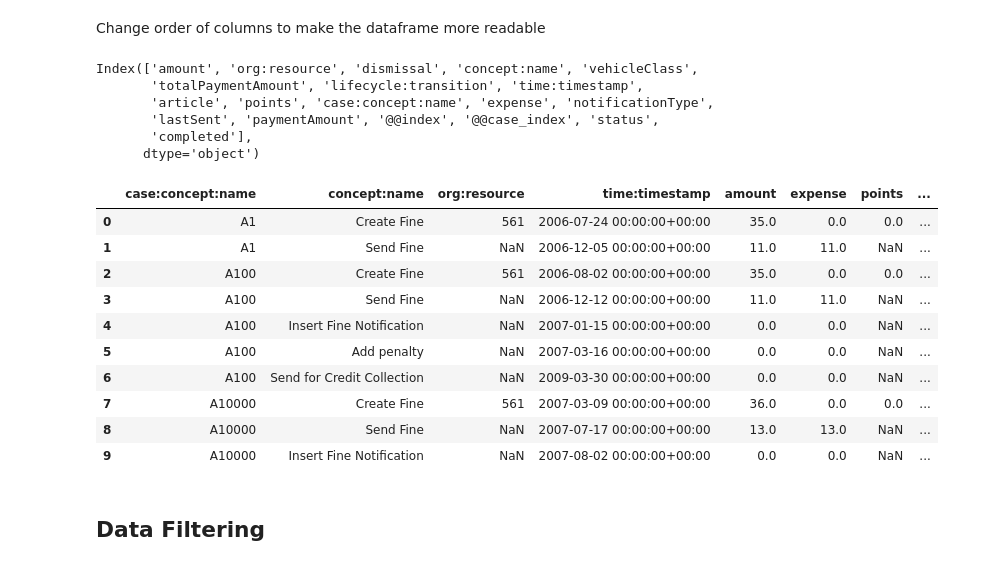
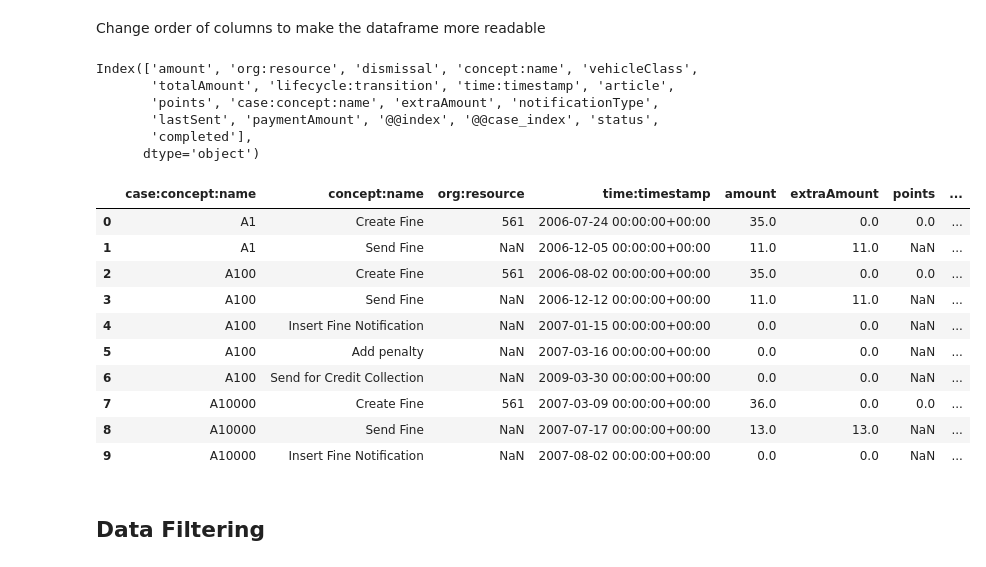
Before and after one commit to PietroArsi/progetto-BIS, a Jupyter notebook: road_traffic.ipynb, the cells around one changed output. Cells and saved outputs as stored; diff of their text form; code cells hidden in the pictures.

```diff
--- a/road_traffic.ipynb
+++ b/road_traffic.ipynb
@@ -112,9 +113,9 @@ log_df.head()
 # %% [markdown]
 Rename columns' names to improve readability of the datalog
 # %%
-# log_df.rename(columns={"amount" : "amount",
-#                         "expense" : "extraAmount",
-#                         "paymentAmount": "paymentAmount",
-#                         "totalPaymentAmount" : "totalAmount"}, inplace=True)
+log_df.rename(columns={"amount" : "amount",
+                        "expense" : "extraAmount",
+                        "paymentAmount": "paymentAmount",
+                        "totalPaymentAmount" : "totalAmount"}, inplace=True)
 
-# log_df.head()
+log_df.head()
@@ -129,7 +137,7 @@ def correctAmount(log_row):
     if activity == "Create Fine" or activity == "Add Penalty":
         return log_row["amount"]
     elif activity == "Send Fine":
-        return log_row["expense"]
+        return log_row["extraAmount"]
     elif activity == "Payment":
         return log_row["paymentAmount"]
     return 0
@@ -241,24 +249,24 @@ Change order of columns to make the dataframe more readable
 print(log_df.columns)
 # %% [output]
 Index(['amount', 'org:resource', 'dismissal', 'concept:name', 'vehicleClass',
-       'totalPaymentAmount', 'lifecycle:transition', 'time:timestamp',
-       'article', 'points', 'case:concept:name', 'expense', 'notificationType',
+       'totalAmount', 'lifecycle:transition', 'time:timestamp', 'article',
+       'points', 'case:concept:name', 'extraAmount', 'notificationType',
        'lastSent', 'paymentAmount', '@@index', '@@case_index', 'status',
        'completed'],
       dtype='object')
 # %%
 columns = ['case:concept:name', 'concept:name', 'org:resource', 'time:timestamp', # general attributes
-            'amount', 'expense', 'points', 'paymentAmount', # number attributes
-            'totalPaymentAmount', # current total amount paid by offender and total due (sum of fines, expenses and penalties)
+            'amount', 'extraAmount', 'points', 'paymentAmount', # number attributes
+            'totalAmount', # current total amount paid by offender and total due (sum of fines, expenses and penalties)
             'dismissal', 'status', "completed", # status code
             'lastSent', 'vehicleClass', 'article', 'notificationType',
             'lifecycle:transition', '@@index', '@@case_index']
 
 log_df = log_df[columns]
 
 log_df.head(10)
 # %% [output]
-|  | case:concept:name | concept:name | org:resource | time:timestamp | amount | expense | points | ... |
+|  | case:concept:name | concept:name | org:resource | time:timestamp | amount | extraAmount | points | ... |
 | 0 | A1 | Create Fine | 561 | 2006-07-24 00:00:00+00:00 | 35.0 | 0.0 | 0.0 | ... |
 | 1 | A1 | Send Fine | NaN | 2006-12-05 00:00:00+00:00 | 11.0 | 11.0 | NaN | ... |
 | 2 | A100 | Create Fine | 561 | 2006-08-02 00:00:00+00:00 | 35.0 | 0.0 | 0.0 | ... |
```
Also changed, not shown: parts of 35 cells of this notebook, 5 other files.
